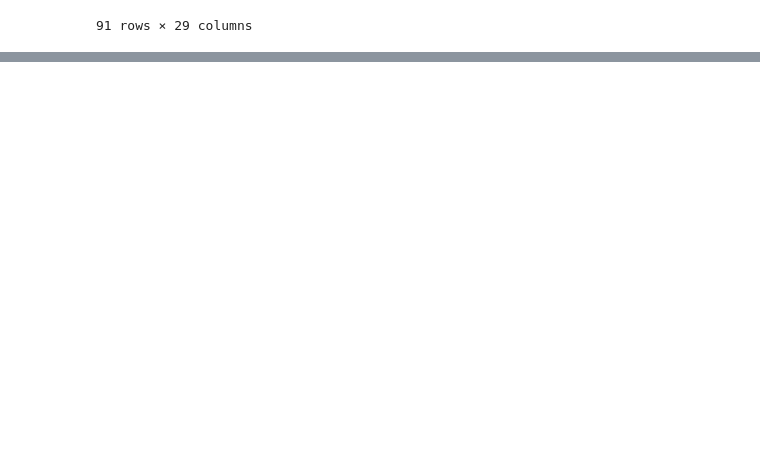
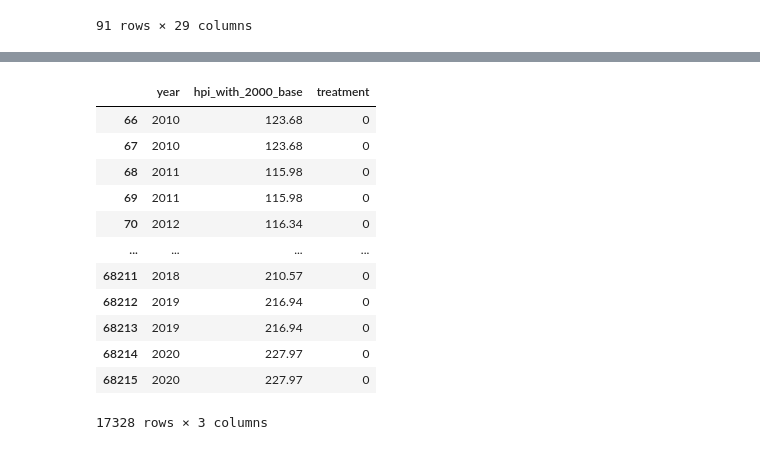
Before and after one commit to renatomatz/ibuying_effects, a Jupyter notebook: data_and_processing/visualization.ipynb, the cells around one changed output, grey strips where cells are left out. Cells and saved outputs as stored; diff of their text form; code cells hidden in the pictures; blank space fills up the shorter version.

```diff
--- a/data_and_processing/Untitled.ipynb
+++ b/data_and_processing/visualization.ipynb
@@ -201,0 +267,21 @@ df.query("median_square_feet == 0")
+# %%
+hpi2 = hpi.pipe(pd.merge, df[["state", "county", "treatment"]])\
+          .query("year >= 2010")[["year", "hpi_with_2000_base", "treatment"]]\
+          .query("hpi_with_2000_base != '.'")
+
+hpi2["hpi_with_2000_base"] = hpi2["hpi_with_2000_base"].astype(float)
+hpi2
+# %% [output]
+|  | year | hpi_with_2000_base | treatment |
+| 66 | 2010 | 123.68 | 0 |
+| 67 | 2010 | 123.68 | 0 |
+| 68 | 2011 | 115.98 | 0 |
+| 69 | 2011 | 115.98 | 0 |
+| 70 | 2012 | 116.34 | 0 |
+| ... | ... | ... | ... |
+| 68211 | 2018 | 210.57 | 0 |
+| 68212 | 2019 | 216.94 | 0 |
+| 68213 | 2019 | 216.94 | 0 |
+| 68214 | 2020 | 227.97 | 0 |
+| 68215 | 2020 | 227.97 | 0 |
+17328 rows × 3 columns
```
Also changed, not shown: parts of 3 cells of this notebook, 15 other files.
